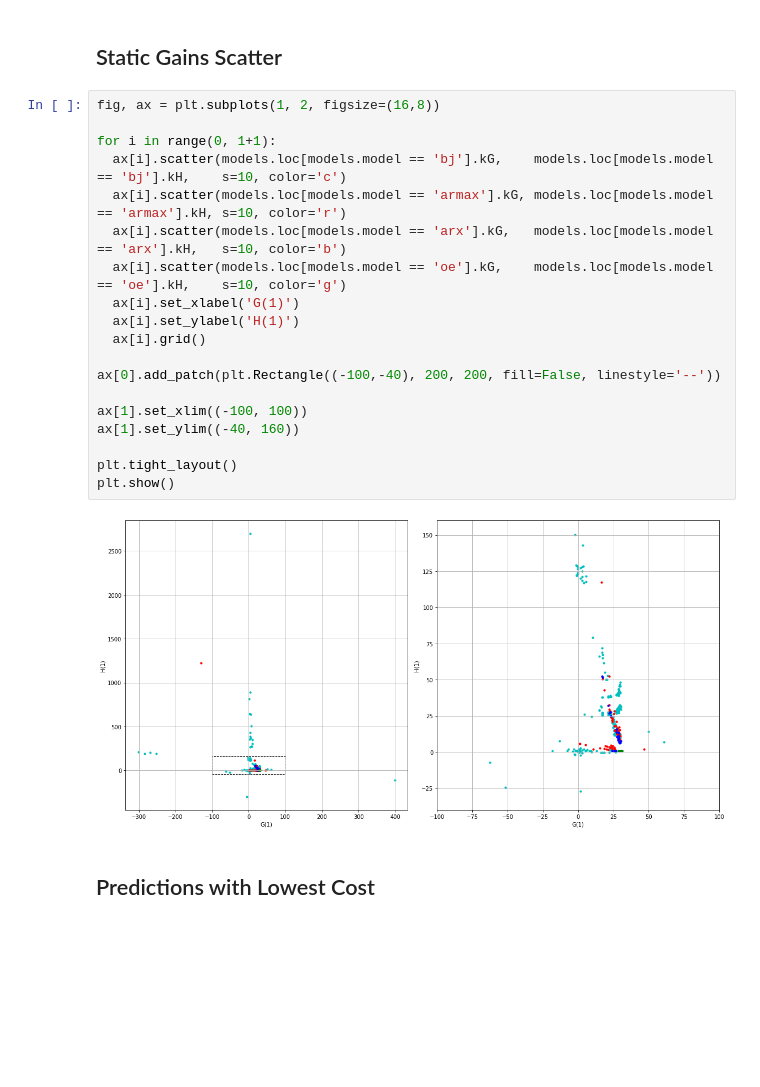
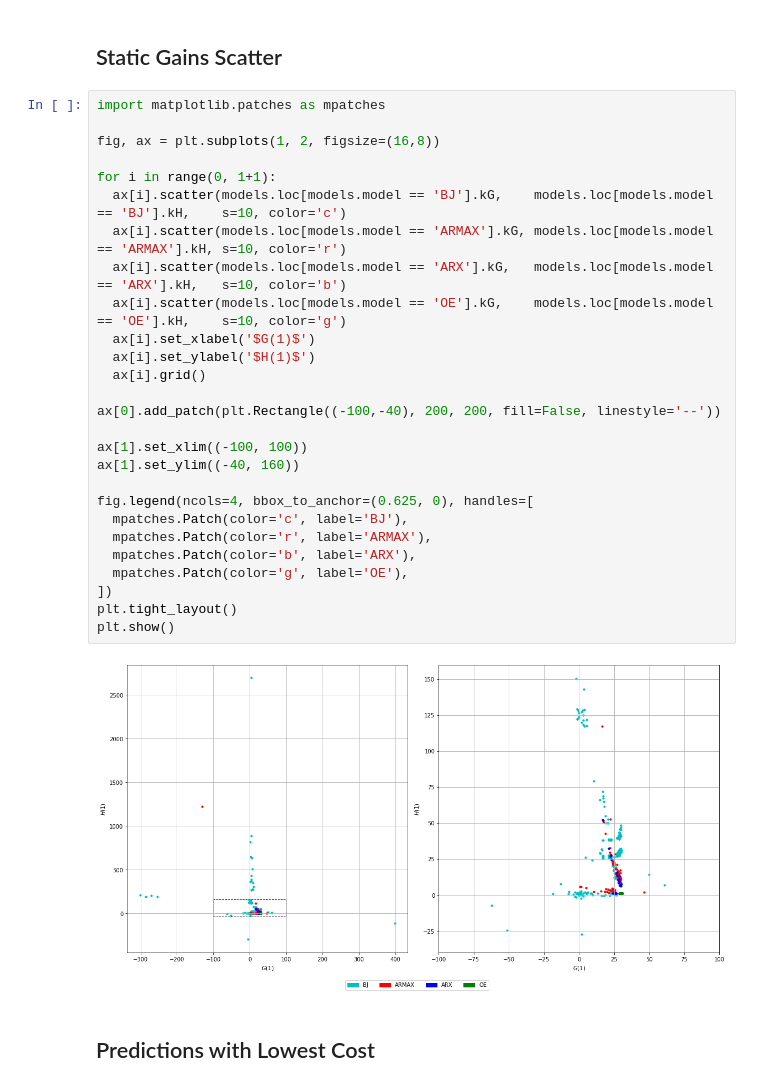
Before and after one commit to GuiBeal/system-identification, a Jupyter notebook: Python/main.ipynb, the cells around one changed output. Drawn from its saved outputs; the diff is of its cells as text; blank space fills up the shorter version.

```diff
--- a/Python/main.ipynb
+++ b/Python/main.ipynb
@@ -461,26 +448,34 @@ plt.show()
 # %% [markdown]
 ## Static Gains Scatter
 # %%
+import matplotlib.patches as mpatches
+
 fig, ax = plt.subplots(1, 2, figsize=(16,8))
 
 for i in range(0, 1+1):
-  ax[i].scatter(models.loc[models.model == 'bj'].kG,    models.loc[models.model == 'bj'].kH,    s=10, color='c')
-  ax[i].scatter(models.loc[models.model == 'armax'].kG, models.loc[models.model == 'armax'].kH, s=10, color='r')
-  ax[i].scatter(models.loc[models.model == 'arx'].kG,   models.loc[models.model == 'arx'].kH,   s=10, color='b')
-  ax[i].scatter(models.loc[models.model == 'oe'].kG,    models.loc[models.model == 'oe'].kH,    s=10, color='g')
-  ax[i].set_xlabel('G(1)')
-  ax[i].set_ylabel('H(1)')
+  ax[i].scatter(models.loc[models.model == 'BJ'].kG,    models.loc[models.model == 'BJ'].kH,    s=10, color='c')
+  ax[i].scatter(models.loc[models.model == 'ARMAX'].kG, models.loc[models.model == 'ARMAX'].kH, s=10, color='r')
+  ax[i].scatter(models.loc[models.model == 'ARX'].kG,   models.loc[models.model == 'ARX'].kH,   s=10, color='b')
+  ax[i].scatter(models.loc[models.model == 'OE'].kG,    models.loc[models.model == 'OE'].kH,    s=10, color='g')
+  ax[i].set_xlabel('$G(1)$')
+  ax[i].set_ylabel('$H(1)$')
   ax[i].grid()
 
 ax[0].add_patch(plt.Rectangle((-100,-40), 200, 200, fill=False, linestyle='--'))
 
 ax[1].set_xlim((-100, 100))
 ax[1].set_ylim((-40, 160))
 
+fig.legend(ncols=4, bbox_to_anchor=(0.625, 0), handles=[
+  mpatches.Patch(color='c', label='BJ'),
+  mpatches.Patch(color='r', label='ARMAX'),
+  mpatches.Patch(color='b', label='ARX'),
+  mpatches.Patch(color='g', label='OE'),
+])
 plt.tight_layout()
 plt.show()
 # %% [output]
-[figure, old version]
+[figure, new version]
 # %% [markdown]
 ## Predictions with Lowest Cost
 # %%
```
Also changed, not shown: parts of 11 cells of this notebook, 1 other file.
